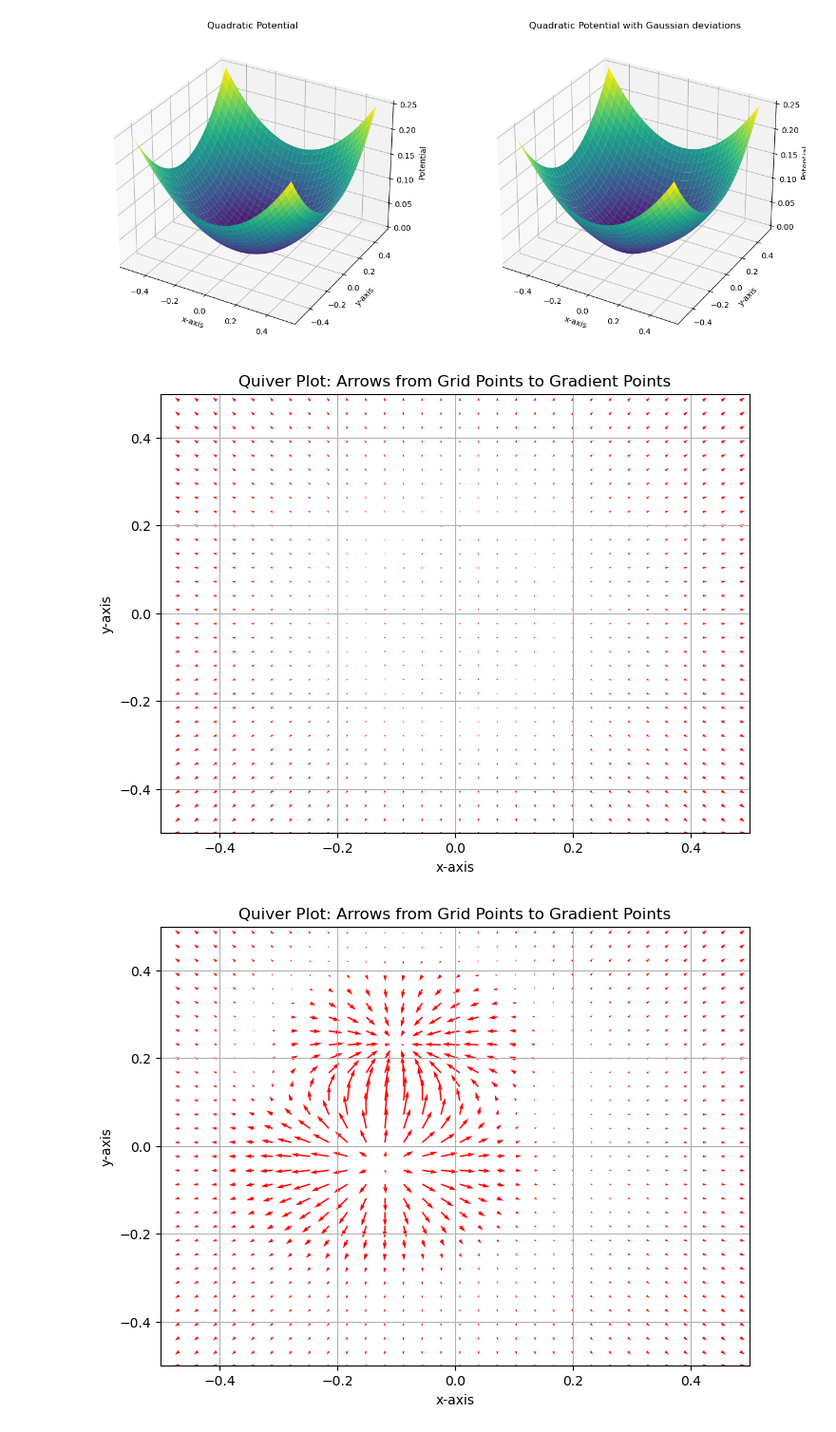
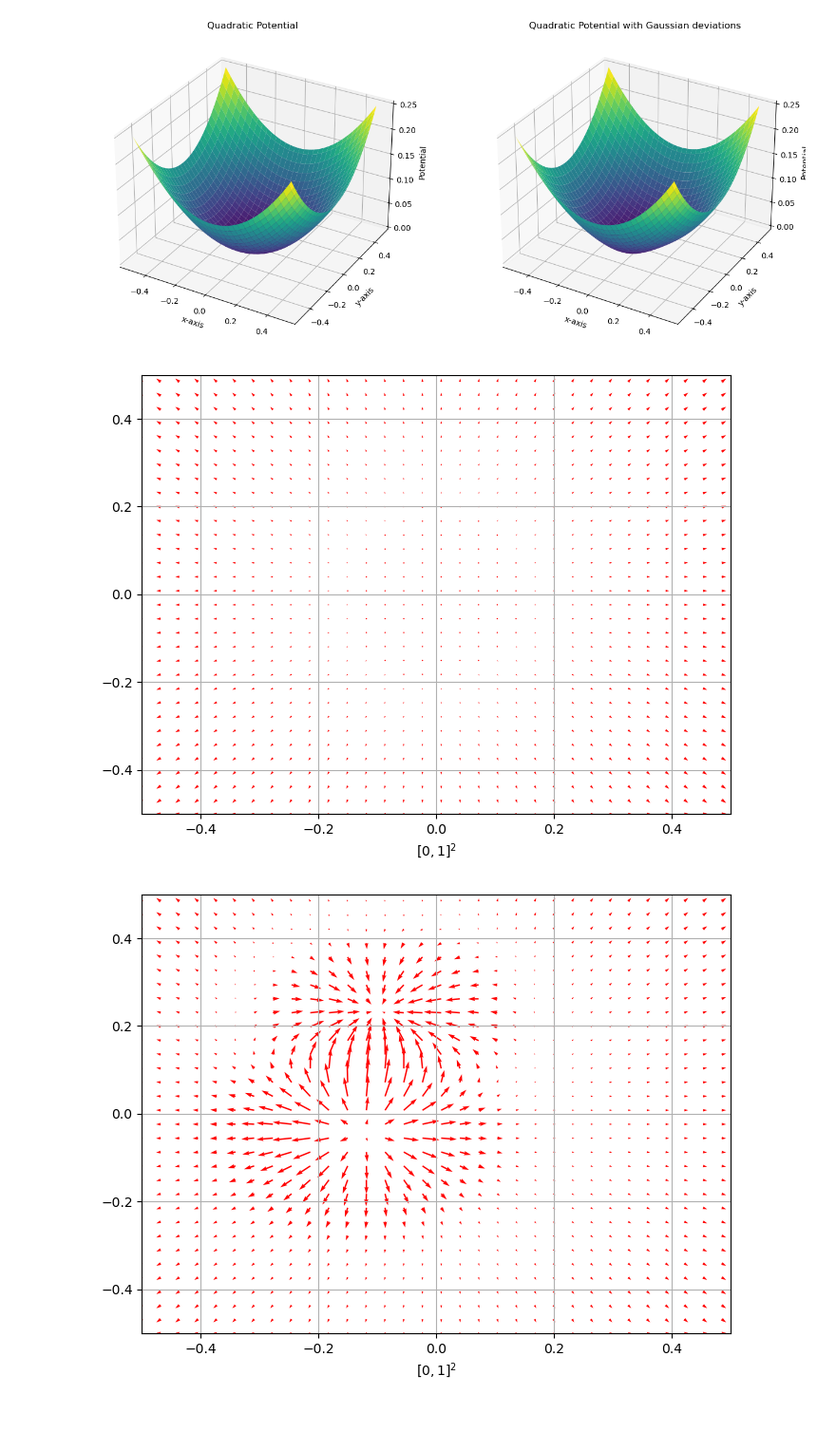
Before and after one commit to clemlal/PrivateSmoothTransportMapRNArgMin, a Jupyter notebook: main.ipynb, the cells around one changed output. Shown at 95% size. Drawn from its saved outputs; the diff is of its cells as text; code cells hidden in the pictures.

```diff
--- a/main.ipynb
+++ b/main.ipynb
@@ -100,32 +100,34 @@ def compute_gradient(f, dx=1):
     df_dy = np.pad(df_dy, ((0, 0), (0, 1)), mode='edge')
     return df_dx/dx,df_dy/dx
 # %%
-def plot_transform(f):
+def plot_transform(f, title="", save_name=None):
     dx = (b - a) / N  # Discretization step
     grad_f = np.gradient(f, dx, dx)  # Compute the gradient with correct spacing
 
     n_subsample = 2  # Subsampling for visualization
 
     # Subsample the grid and gradient
     X = grid[..., 0][::n_subsample, ::n_subsample]
     Y = grid[..., 1][::n_subsample, ::n_subsample]
     U = grad_f[0][::n_subsample, ::n_subsample]  # Gradient in x-direction
     V = grad_f[1][::n_subsample, ::n_subsample]  # Gradient in y-direction
 
     # Plot the quiver plot showing arrows from (X, Y) to (U, V)
     plt.figure(figsize=(8, 6))
     plt.quiver(X, Y, U - X, V - Y, angles='xy', scale_units='xy', scale=1, color='r')  # Use grad_f as destination
-    plt.title("Quiver Plot: Arrows from Grid Points to Gradient Points")
-    plt.xlabel("x-axis")
-    plt.ylabel("y-axis")
+    plt.title(title)
+    plt.xlabel(r"$[0, 1]^2$")
+    #plt.ylabel("y-axis")
     plt.xlim(a, b)
     plt.ylim(a, b)
     plt.grid(True)
+    if save_name is not None:
+        plt.savefig(save_name)
     plt.show()
 
 plot_transform(f)
 plot_transform(f_gaussian)
-plot_transform(f_modified)
+#plot_transform(f_modified)
 # %% [output]
-[figure, old version]
+[figure, new version]
-[figure, old version]
+[figure, new version]
```
Also changed, not shown: parts of 5 cells of this notebook, 3 other files.
